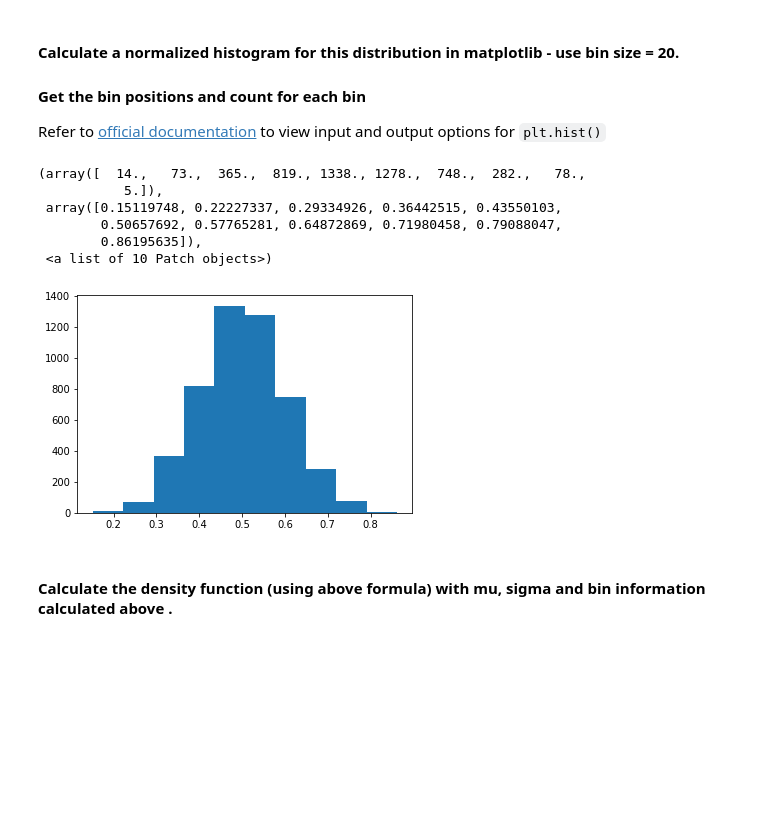
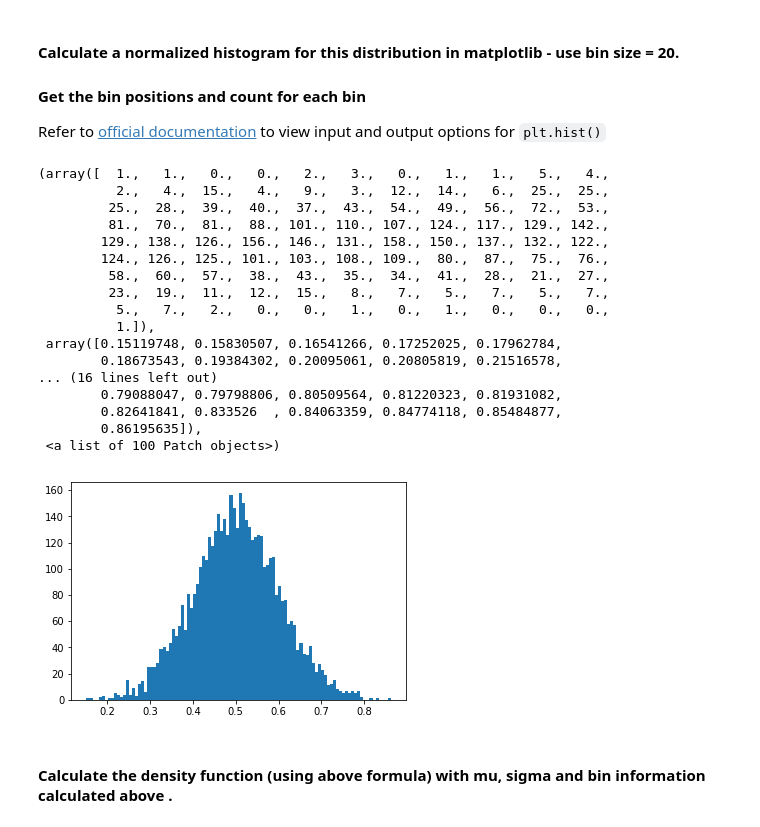
Before and after one commit to kevzha/dsc-1-09-13-normal-gaussian-distributions-lab-nyc-ds-career-012819, a Jupyter notebook: index.ipynb, the cells around one changed output. Cells and saved outputs as stored; diff of their text form; code cells hidden in the pictures; blank space fills up the shorter version.

```diff
--- a/index.ipynb
+++ b/index.ipynb
@@ -35,16 +35,27 @@ Refer to [official documentation](https://matplotlib.org/api/_as_gen/matplotlib.
 # %%
 # Calculate a histogram for above data distribution
 import matplotlib.pyplot as plt
 
-plt.hist(s)
+plt.hist(s, bins=100)
 # %% [output]
-(array([  14.,   73.,  365.,  819., 1338., 1278.,  748.,  282.,   78.,
-           5.]),
- array([0.15119748, 0.22227337, 0.29334926, 0.36442515, 0.43550103,
-        0.50657692, 0.57765281, 0.64872869, 0.71980458, 0.79088047,
+(array([  1.,   1.,   0.,   0.,   2.,   3.,   0.,   1.,   1.,   5.,   4.,
+          2.,   4.,  15.,   4.,   9.,   3.,  12.,  14.,   6.,  25.,  25.,
+         25.,  28.,  39.,  40.,  37.,  43.,  54.,  49.,  56.,  72.,  53.,
+         81.,  70.,  81.,  88., 101., 110., 107., 124., 117., 129., 142.,
+        129., 138., 126., 156., 146., 131., 158., 150., 137., 132., 122.,
+        124., 126., 125., 101., 103., 108., 109.,  80.,  87.,  75.,  76.,
+         58.,  60.,  57.,  38.,  43.,  35.,  34.,  41.,  28.,  21.,  27.,
+         23.,  19.,  11.,  12.,  15.,   8.,   7.,   5.,   7.,   5.,   7.,
+          5.,   7.,   2.,   0.,   0.,   1.,   0.,   1.,   0.,   0.,   0.,
+          1.]),
+ array([0.15119748, 0.15830507, 0.16541266, 0.17252025, 0.17962784,
+        0.18673543, 0.19384302, 0.20095061, 0.20805819, 0.21516578,
+... (16 lines left out)
+        0.79088047, 0.79798806, 0.80509564, 0.81220323, 0.81931082,
+        0.82641841, 0.833526  , 0.84063359, 0.84774118, 0.85484877,
         0.86195635]),
- <a list of 10 Patch objects>)
+ <a list of 100 Patch objects>)
-[figure, old version]
+[figure, new version]
 # %% [markdown]
 #### Calculate the density function (using above formula) with mu, sigma and bin information calculated above .
 # %%
```
